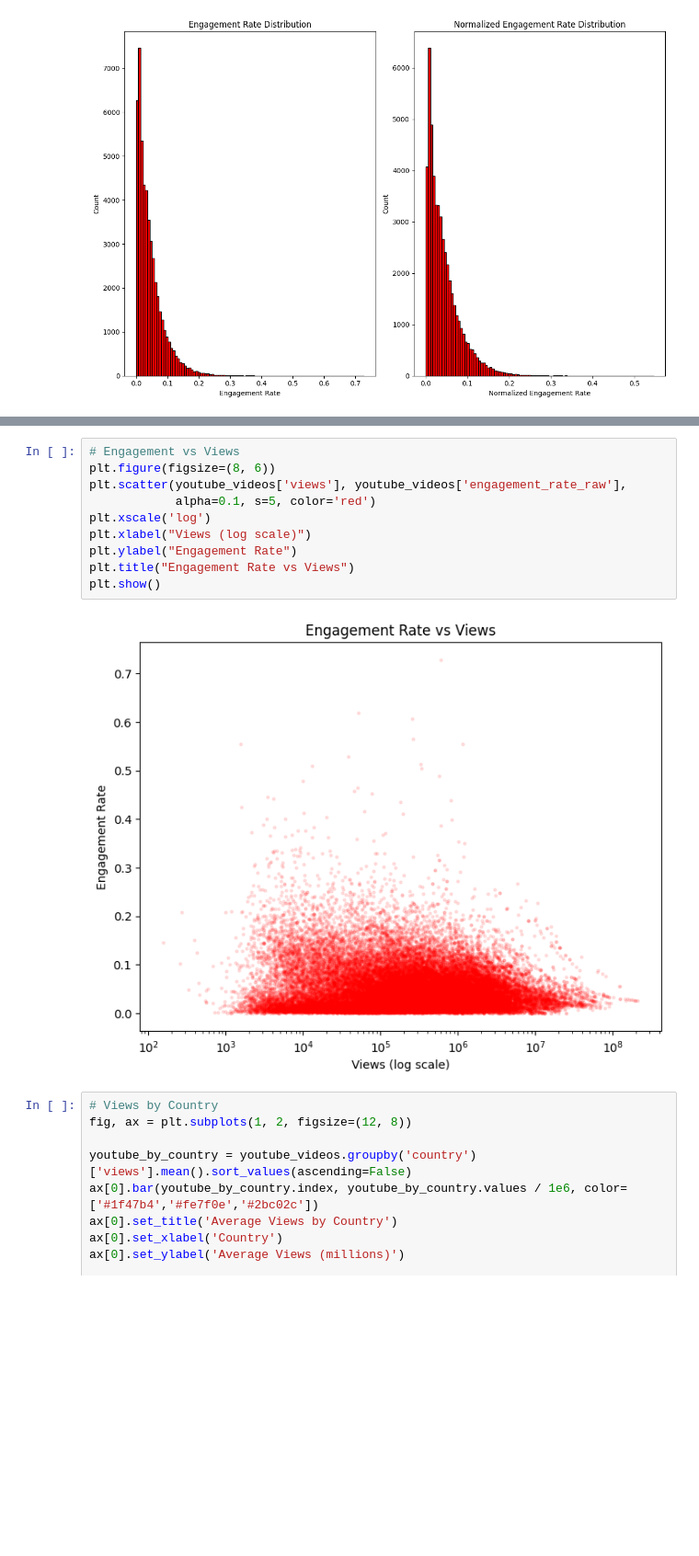
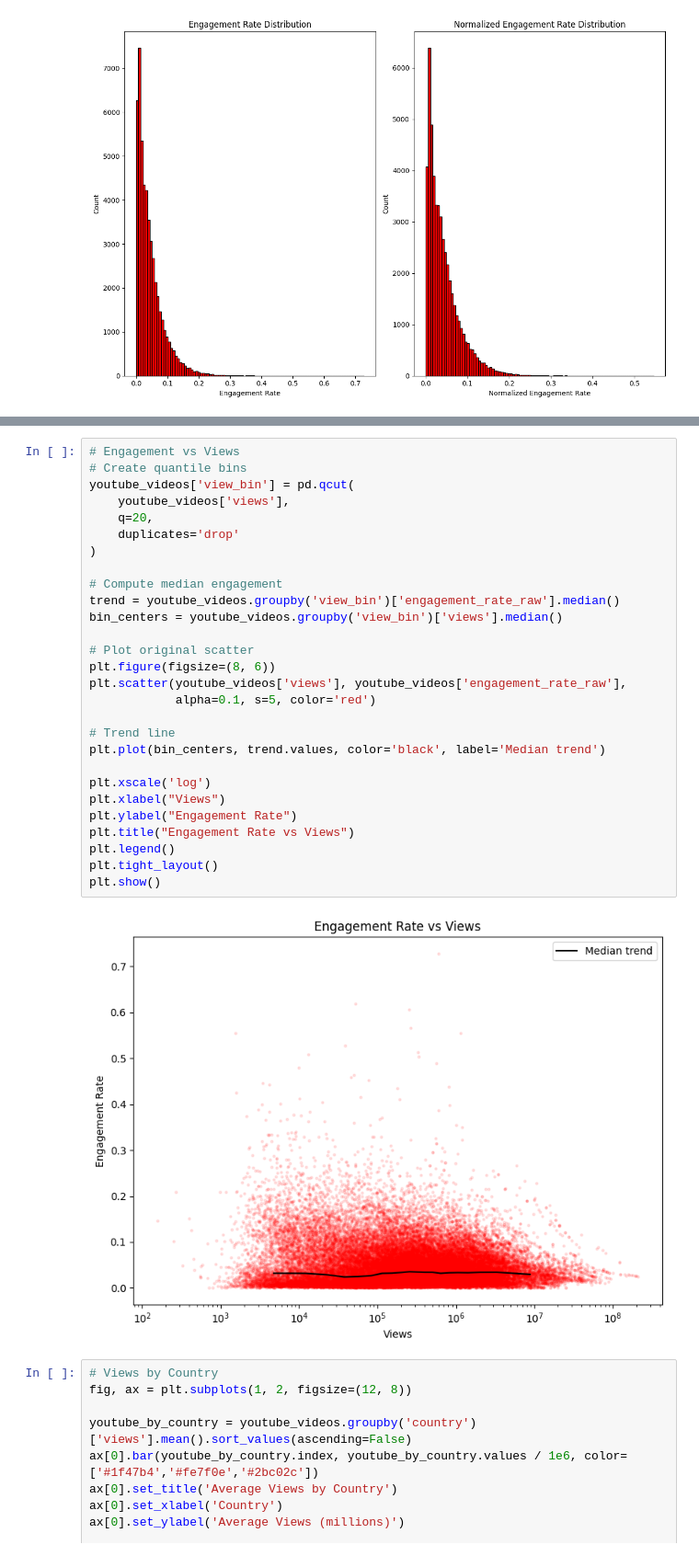
Before and after one commit to Mamaril-Jeremy/DTSC-691-Project, a Jupyter notebook: notebooks/youtube_eng_predictor.ipynb, the cells around one changed output, grey strips where cells are left out. Shown at 92% size. Cells and saved outputs as stored; diff of their text form; blank space fills up the shorter version.

```diff
--- a/notebooks/youtube_eng_predictor.ipynb
+++ b/notebooks/youtube_eng_predictor.ipynb
@@ -332,15 +320,33 @@ Key stat: the log transform significantly normalises the right-skewed raw distri
 # %%
 # Engagement vs Views
+# Create quantile bins
+youtube_videos['view_bin'] = pd.qcut(
+    youtube_videos['views'],
+    q=20,
+    duplicates='drop'
+)
+
+# Compute median engagement
+trend = youtube_videos.groupby('view_bin')['engagement_rate_raw'].median()
+bin_centers = youtube_videos.groupby('view_bin')['views'].median()
+
+# Plot original scatter
 plt.figure(figsize=(8, 6))
 plt.scatter(youtube_videos['views'], youtube_videos['engagement_rate_raw'],
             alpha=0.1, s=5, color='red')
+
+# Trend line
+plt.plot(bin_centers, trend.values, color='black', label='Median trend')
+
 plt.xscale('log')
-plt.xlabel("Views (log scale)")
+plt.xlabel("Views")
 plt.ylabel("Engagement Rate")
 plt.title("Engagement Rate vs Views")
+plt.legend()
+plt.tight_layout()
 plt.show()
 # %% [output]
-[figure, old version]
+[figure, new version]
 # %%
 # Views by Country
 fig, ax = plt.subplots(1, 2, figsize=(12, 8))
```
Also changed, not shown: parts of 28 cells of this notebook, 2 other files.
